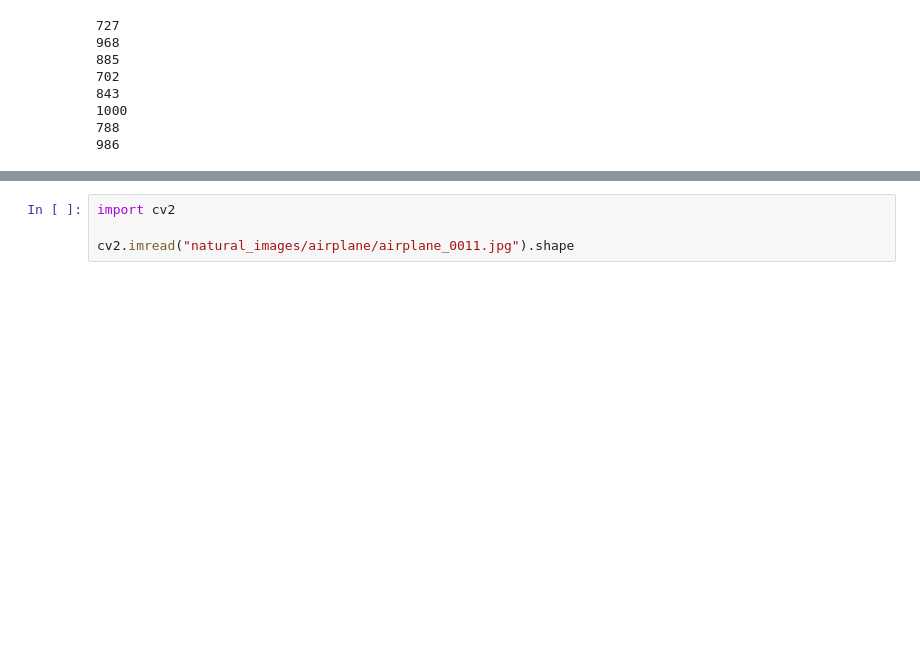
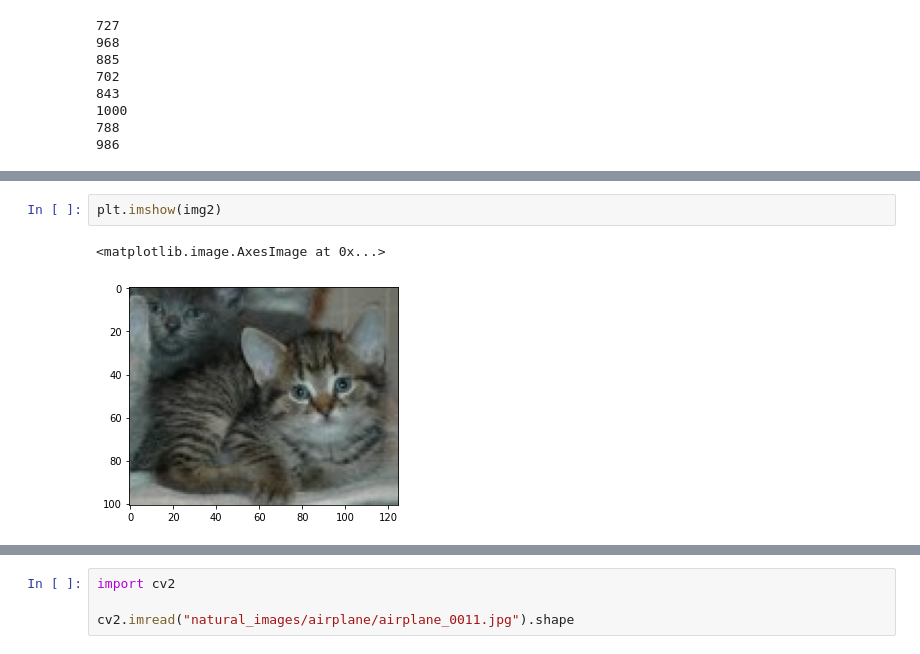
Before and after one commit to gouri-r/ML, a Jupyter notebook: Main Project-checkpoint.ipynb, the cells around one changed output, grey strips where cells are left out. Drawn from its saved outputs; the diff is of its cells as text; blank space fills up the shorter version.

```diff
--- a/Main Project-checkpoint.ipynb
+++ b/Main Project-checkpoint.ipynb
@@ -37,0 +45,5 @@ plt.imshow(img)
+# %%
+plt.imshow(img2)
+# %% [output]
+<matplotlib.image.AxesImage at 0x...>
+[figure, added]
```
Also changed, not shown: parts of 20 cells of this notebook.
